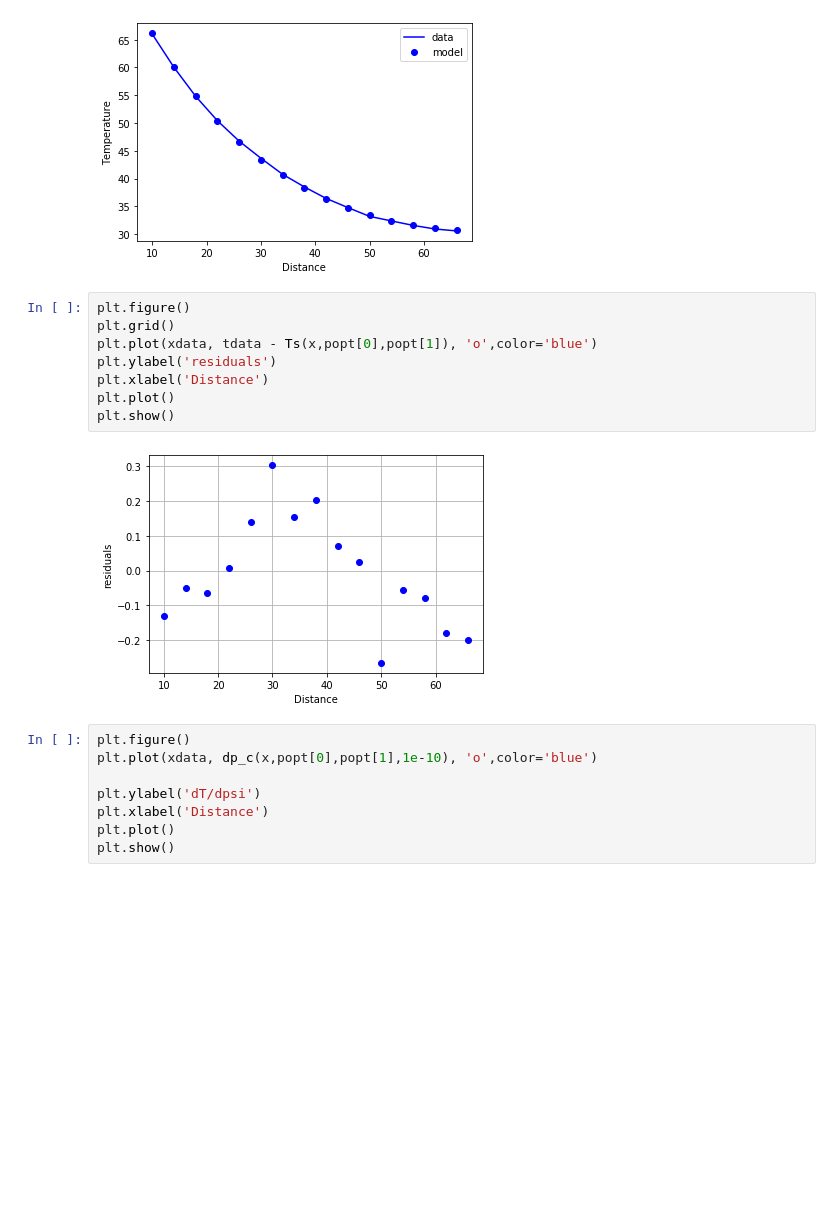
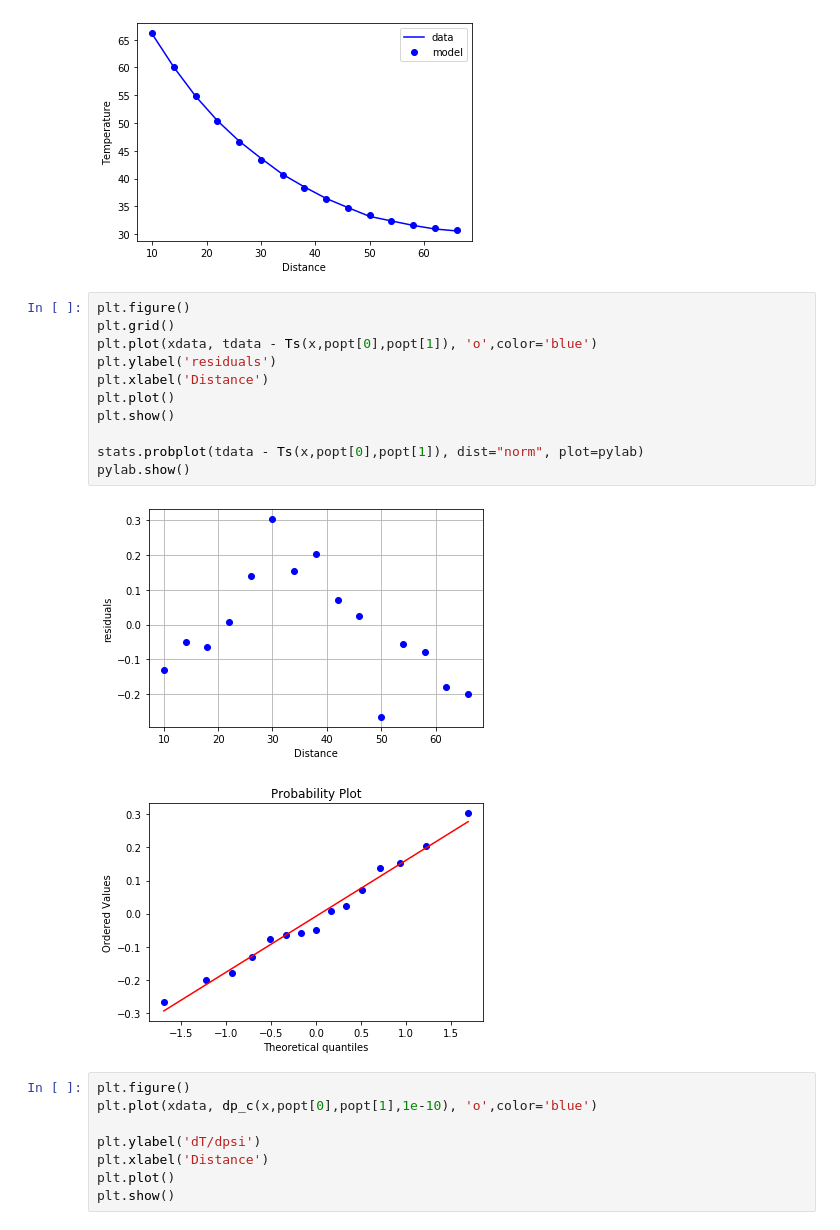
Before and after one commit to HarleyHanes/uqProjects, a Jupyter notebook: Project2/P1Done.ipynb, the cells around one changed output. Saved outputs shown, nothing was run; the diff lists cells and outputs as text; blank space fills up the shorter version.

```diff
--- a/Project2/P1Done.ipynb
+++ b/Project2/P1Done.ipynb
@@ -90,13 +93,17 @@ plt.show()
 # %%
 plt.figure()
 plt.grid()
 plt.plot(xdata, tdata - Ts(x,popt[0],popt[1]), 'o',color='blue')
 plt.ylabel('residuals')
 plt.xlabel('Distance')
 plt.plot()
 plt.show()
+
+stats.probplot(tdata - Ts(x,popt[0],popt[1]), dist="norm", plot=pylab)
+pylab.show()
 # %% [output]
 [figure]
+[figure, added]
 # %%
 plt.figure()
 plt.plot(xdata, dp_c(x,popt[0],popt[1],1e-10), 'o',color='blue')
```
Also changed, not shown: parts of 1 cell of this notebook.
